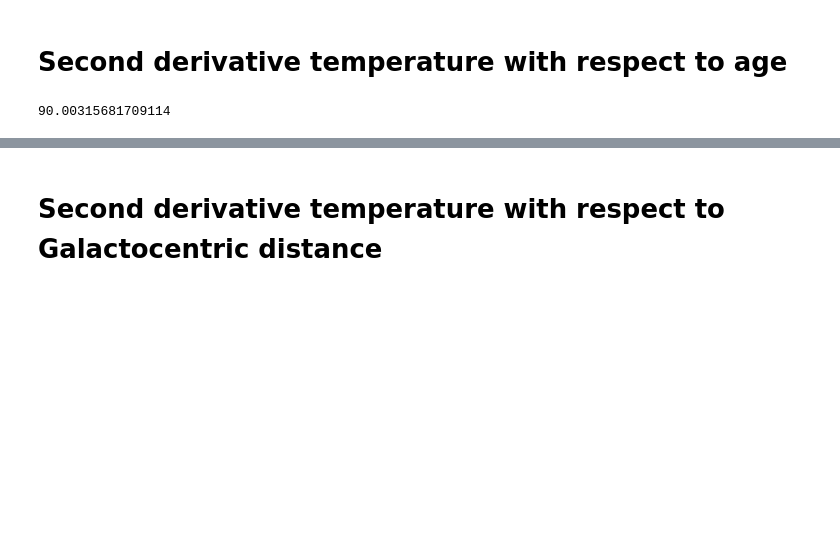
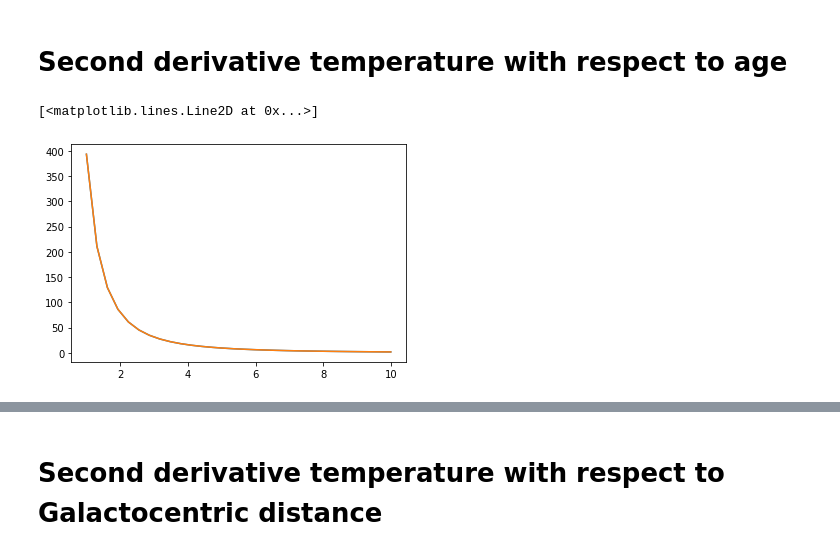
Before and after one commit to mariabenitocst/exoplanets, a Jupyter notebook: jupyter-notebook/checking_dderivatives.ipynb, the cells around one changed output, grey strips where cells are left out. Saved outputs shown, nothing was run; the diff lists cells and outputs as text; code cells hidden in the pictures; blank space fills up the shorter version.

```diff
--- a/jupyter-notebook/checking_dderivatives.ipynb
+++ b/jupyter-notebook/checking_dderivatives.ipynb
@@ -195,4 +182,71 @@ from derivatives import dderivativeT_wrt_A
+# %%
+r=0.1; f=1.; params=[1., 20., 0.42]; v=100.;
+M=0.035;
+ages=np.linspace(1, 10, 30)
+M = 0.03
+# %%
+from utils import T_DM
+
+def derivativeTintana_wrt_A(A, M, a, b, Tint, Ttot):
+    """
+    Return (analytical) derivative of interinsic temperature wrt age [K/Gyr]
+    (ATMO temperatures are fitted by a/A^b)
+
+    Input
+    -----
+        M : mass [Msun]
+        A : age [Gyr]
+        a : =f(M) - interpolation function
+        b : =f(M) - interpolation function
+    """
+    return (-a(M)*b(M)*np.power(A, -b(M)-1))
+
+dd_num = []
+dd_ana = []
+
+TDM = T_DM(r, M=M*M_sun.value, f=f, params=params, v=v)
+
+for A in ages:
+    xi   = np.transpose(np.asarray([A, M]))
+    _Tint = griddata(points, values, xi)[0]
+    Ttot  = np.power(_Tint**4 + TDM**4, 0.25)
+
+    dd_ana.append(derivative(derivativeTintana_wrt_A, A, args=(M, a_interp, b_interp, _Tint, Ttot), dx=1e-5))
+    dd_num.append(dderivativeTint_wrt_A(M, A, a_interp, b_interp))
+
+fig, ax = plt.subplots()
+ax.plot(ages, dd_ana)
+ax.plot(ages, dd_num)
+# %% [output]
+[<matplotlib.lines.Line2D at 0x...>]
+[figure, added]
 # %%
-dderivativeT_wrt_A(masses[6], ages[6], 1., 1., a_interp, b_interp)
+from utils import T_DM
+
+def derivativeTintana_wrt_A(A, M, a, b, Tint, Ttot):
+    """
+    Return (analytical) derivative of interinsic temperature wrt age [K/Gyr]
+    (ATMO temperatures are fitted by a/A^b)
+
+    Input
+    -----
+        M : mass [Msun]
+        A : age [Gyr]
+        a : =f(M) - interpolation function
+        b : =f(M) - interpolation function
+    """
+    return (Tint/Ttot)**3*(-a(M)*b(M)*np.power(A, -b(M)-1))
+
+dd_num = []
+dd_ana = []
+
+TDM = T_DM(r, M=M*M_sun.value, f=f, params=params, v=v)
+
+for A in ages:
+    xi   = np.transpose(np.asarray([A, M]))
+    _Tint = griddata(points, values, xi)[0]
+    Ttot  = np.power(_Tint**4 + TDM**4, 0.25)
+
+    dd_ana.append(derivative(derivativeTintana_wrt_A, A, args=(M, a_interp, b_interp, _Tint, Ttot), dx=1e-5))
+
+    dd_num.append(dderivativeT_wrt_A(M, A, _Tint, Ttot, a_interp, b_interp))
-# %% [output]
-90.00315681709114
```
Also changed, not shown: parts of 35 cells of this notebook, 1 other file.
